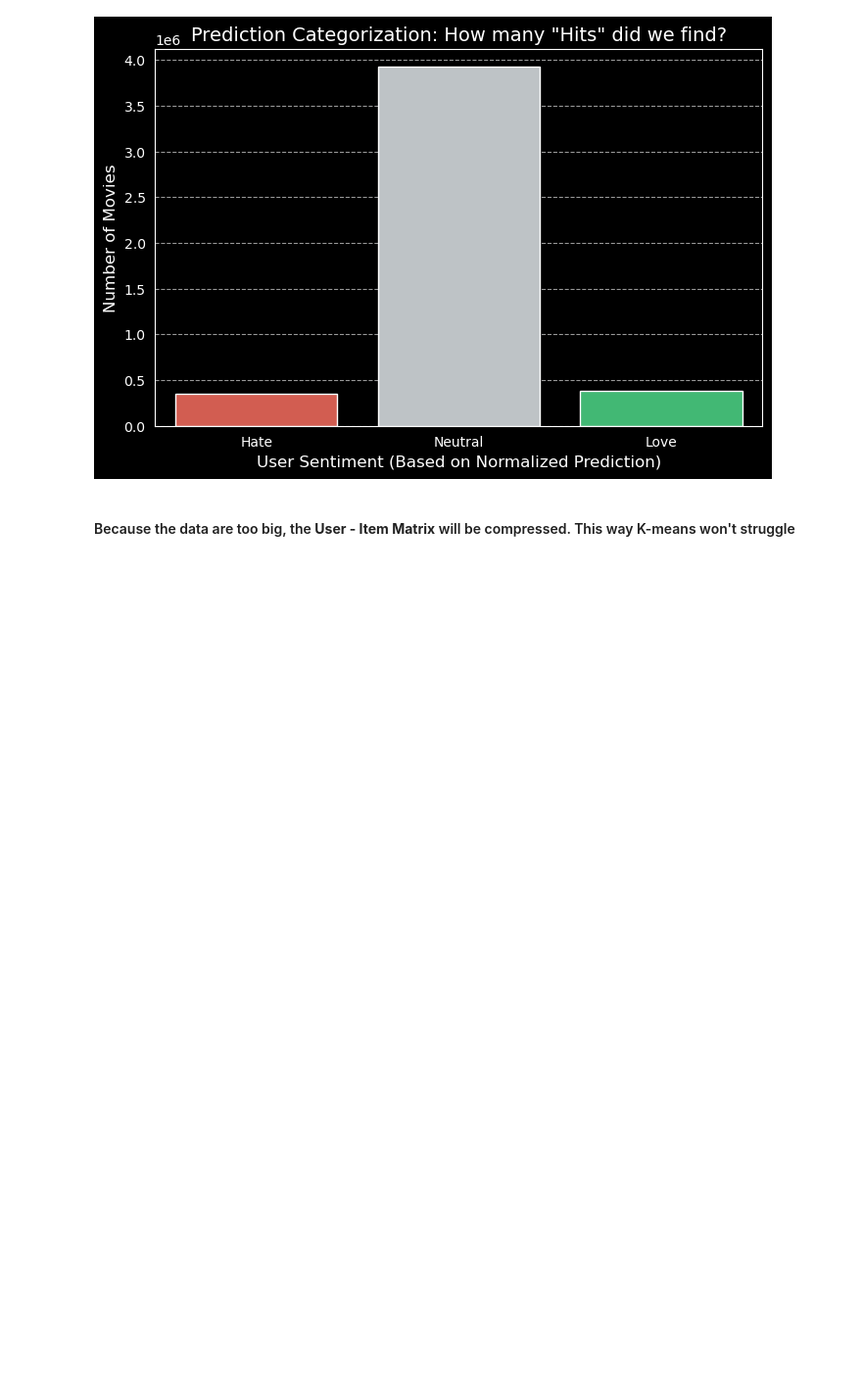
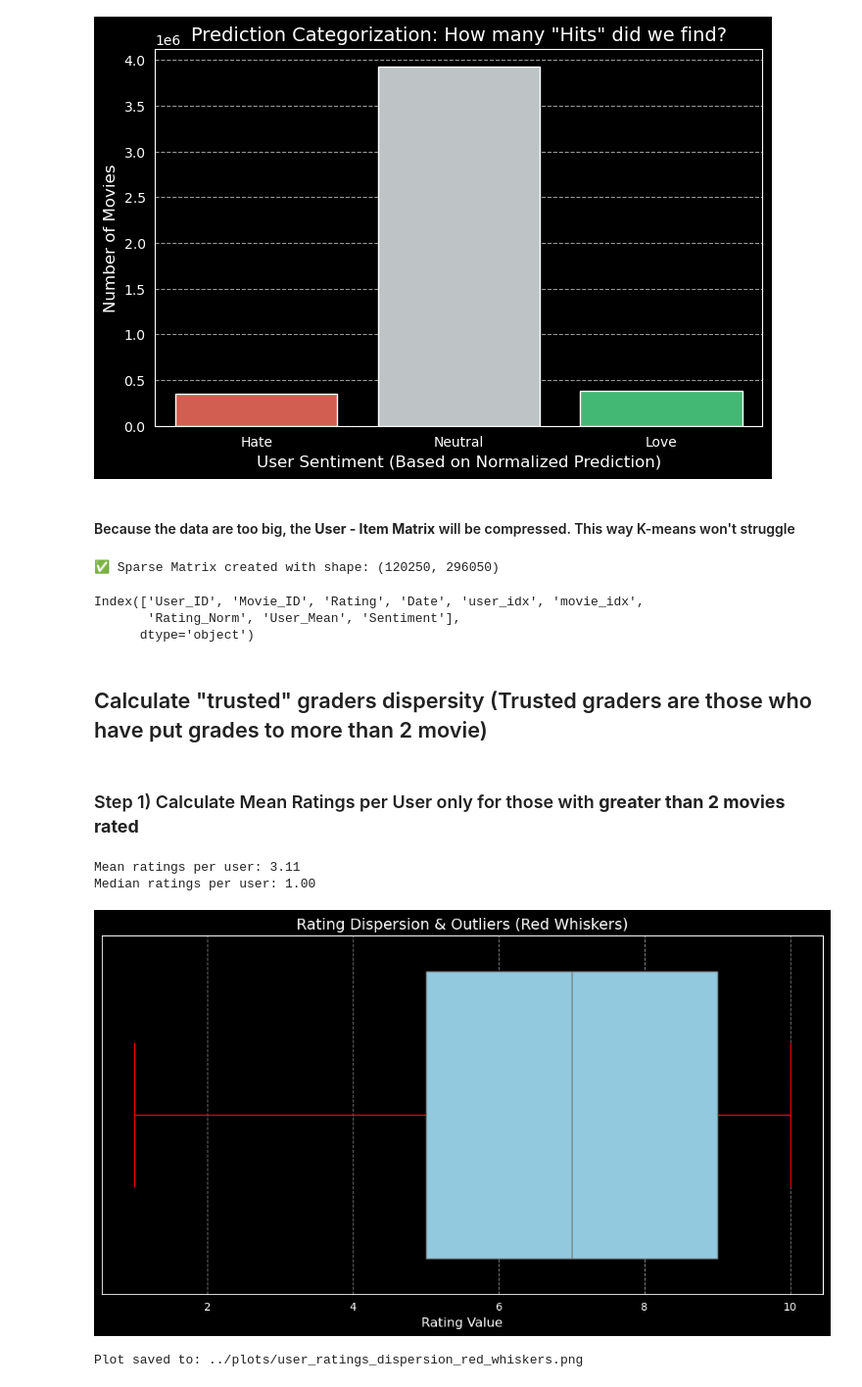
Before and after one commit to GeorgeStyl/Neural-Movie-Clusters, a Jupyter notebook: notebooks/0z_DROPBOX_clustering_and_embeddings.ipynb, the cells around one changed output. Shown at 98% size. Cells and saved outputs as stored; diff of their text form; code cells hidden in the pictures; blank space fills up the shorter version.

Commit message:
Plotted Ratings dispersions of "trusted" graders vs everyone

```diff
--- a/notebooks/0z_DROPBOX_clustering_and_embeddings.ipynb
+++ b/notebooks/0z_DROPBOX_clustering_and_embeddings.ipynb
@@ -10,8 +11,14 @@ import seaborn as sns
 # %%
-import os
+
 if not os.path.exists('plots'):
     os.makedirs('plots')
     print("Directory 'plots' created.")
+
+
+PLOTS_DIR = '../plots/'
+# Ensure the directory exists
+if not os.path.exists(PLOTS_DIR):
+    os.makedirs(PLOTS_DIR)
 # %% [markdown]
 ## Create DF
 # %%
@@ -325,8 +332,60 @@ plt.show()
 # %%
 # Create the matrix: (data, (row_indices, col_indices))
 user_movie_sparse = csr_matrix(
-    (df_filtered['Rating_Norm'], (df_filtered['user_idx'], df_filtered['movie_idx'])),
+    (df_filtered['Rating_Norm'], (df_filtered['User_IDx'], df_filtered['movie_idx'])),
     shape=(n_users, n_movies)
 )
 
 print(f"✅ Sparse Matrix created with shape: {user_movie_sparse.shape}")
+# %% [output]
+✅ Sparse Matrix created with shape: (120250, 296050)
+# %%
+print(df.columns)
+# %% [output]
+Index(['User_ID', 'Movie_ID', 'Rating', 'Date', 'user_idx', 'movie_idx',
+       'Rating_Norm', 'User_Mean', 'Sentiment'],
+      dtype='object')
+# %% [markdown]
+## Calculate "trusted" graders dispersity (Trusted graders are those who have put grades to more than 2 movie)
+# %% [markdown]
+### Step 1) Calculate Mean Ratings per User only for those with **greater than 2 movies rated**
+# %%
+# Calculate number of Ratings per user
+user_counts = df.groupby('User_ID')['Rating'].count()
+
+# Calculate statistics
+mean_Ratings = user_counts.mean()
+median_Ratings = user_counts.median()
+
+print(f"Mean Ratings per user: {mean_Ratings:.2f}")
+print(f"Median Ratings per user: {median_Ratings:.2f}")
+# %% [output]
+Mean ratings per user: 3.11
+Median ratings per user: 1.00
+# %%
+# 2. Create the Plot
+plt.figure(figsize=(12, 6))
+
+# Boxplot with red whiskers and caps
+sns.boxplot(
+    x=filtered_df['Rating'],
+    color='skyblue',
+    whiskerprops={'color': 'red', 'linestyle': '-'}, # Changes whisker lines
+    capprops={'color': 'red'},                       # Changes the end caps to match
+    flierprops={"marker": "x", "markeredgecolor": "black", "markersize": 5} # I changed outlier color back to black for contrast
+)
+
+plt.title('Rating Dispersion & Outliers (Red Whiskers)', fontsize=14)
+plt.xlabel('Rating Value', fontsize=12)
+plt.grid(axis='x', linestyle='--', alpha=0.5)
+
+# 3. Save to your PLOTS_DIR (Global Variable)
+# It's a good practice to update the filename so you don't overwrite your previous plot
+save_path_red = os.path.join(PLOTS_DIR, 'user_Ratings_dispersion_red_whiskers.png')
+plt.savefig(save_path_red)
+plt.show()
+
+print(f"Plot saved to: {save_path_red}")
+# %% [output]
+[figure, added]
+Plot saved to: ../plots/user_ratings_dispersion_red_whiskers.png
```
Also changed, not shown: parts of 16 cells of this notebook.
